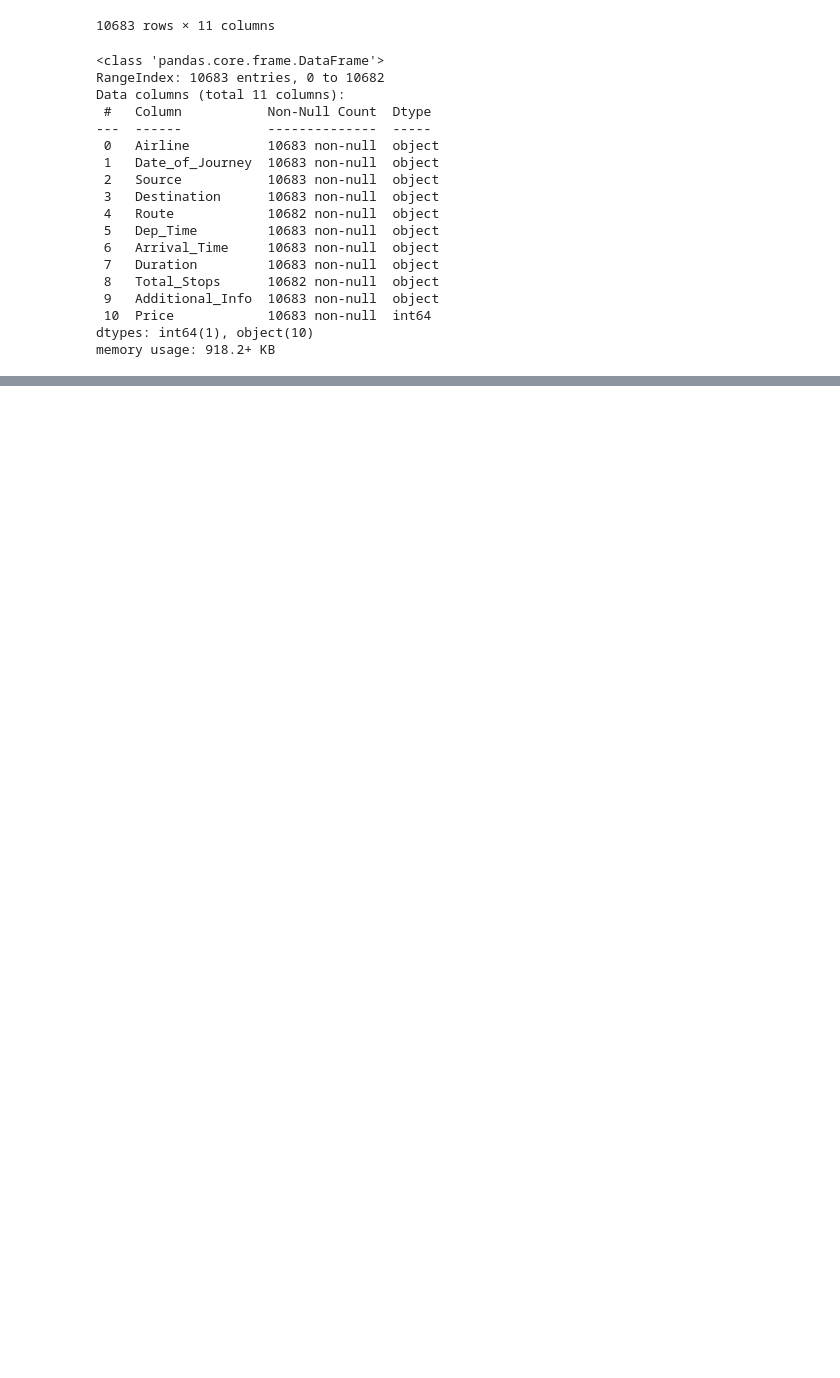
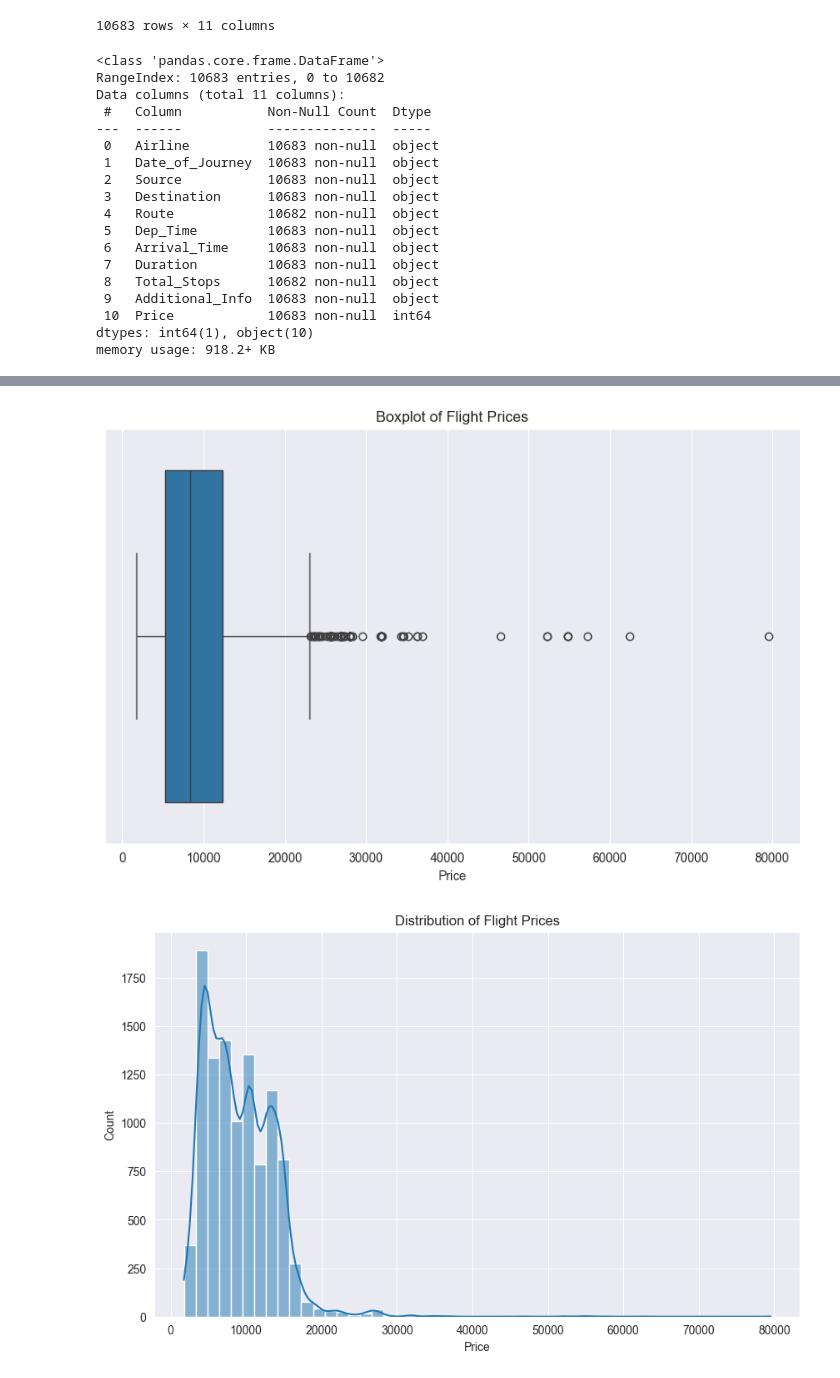
Before and after one commit to JB250101/INFO8665--Airplane, a Jupyter notebook: airplane.ipynb, the cells around one changed output, grey strips where cells are left out. Drawn from its saved outputs; the diff is of its cells as text; code cells hidden in the pictures; blank space fills up the shorter version.

Commit message:
prices predictions

```diff
--- a/airplane.ipynb
+++ b/airplane.ipynb
@@ -136,0 +141,15 @@ ValueError: Mime type rendering requires nbformat>=4.2.0 but it is not installed
+# %%
+# Visualize the price distribution using a boxplot
+plt.figure(figsize=(10, 6))
+sns.boxplot(x=df['Price'])
+plt.title("Boxplot of Flight Prices")
+plt.show()
+
+# Visualize the price distribution using a histogram
+plt.figure(figsize=(10, 6))
+sns.histplot(df['Price'], bins=50, kde=True)
+plt.title("Distribution of Flight Prices")
+plt.show()
+# %% [output]
+[figure, added]
+[figure, added]
```
Also changed, not shown: parts of 13 cells of this notebook.
